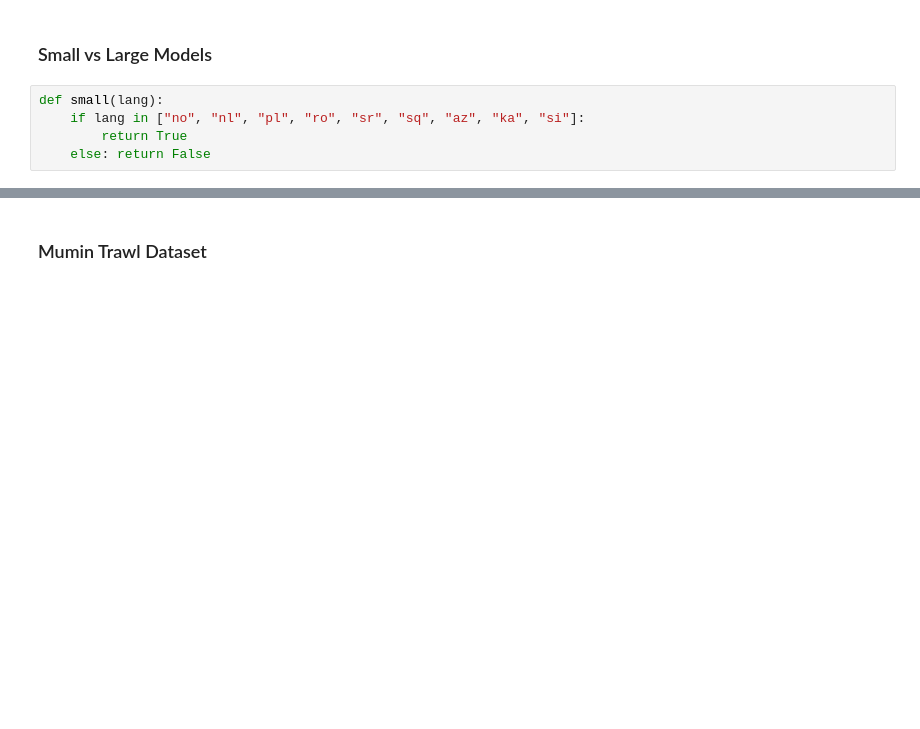
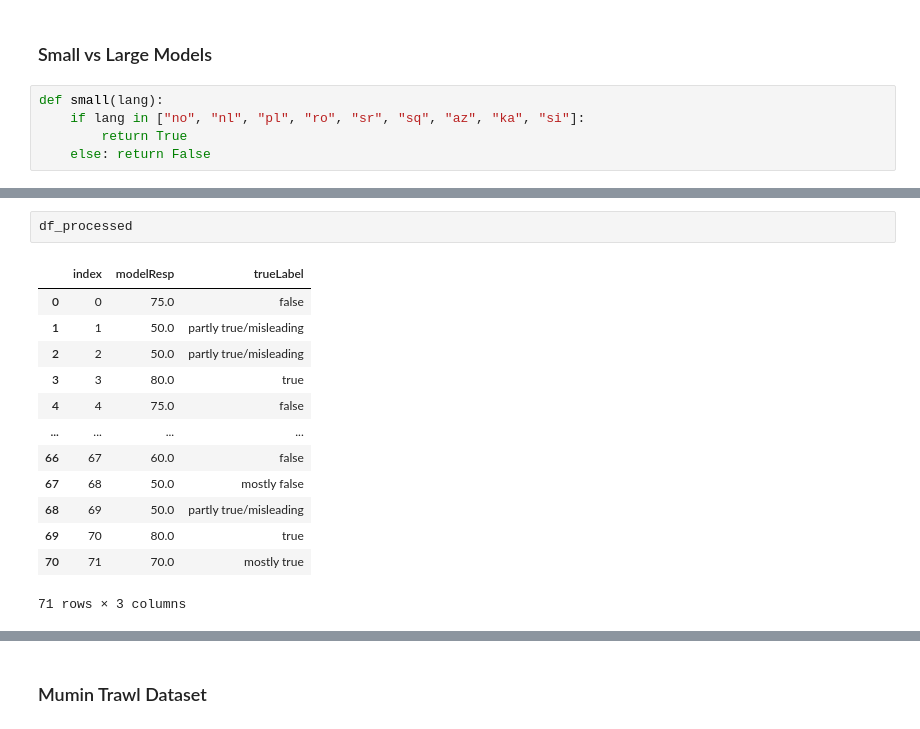
Before and after one commit to TheFloatingString/llm-misinfo-eval, a Jupyter notebook: notebooks/gemini_eval.ipynb, the cells around one changed output, grey strips where cells are left out. Drawn from its saved outputs; the diff is of its cells as text; blank space fills up the shorter version.

```diff
--- a/notebooks/gemini_eval.ipynb
+++ b/notebooks/gemini_eval.ipynb
@@ -304,0 +351,16 @@ weighted avg       0.86      0.65      0.70        37
+# %%
+df_processed
+# %% [output]
+|  | index | modelResp | trueLabel |
+| 0 | 0 | 75.0 | false |
+| 1 | 1 | 50.0 | partly true/misleading |
+| 2 | 2 | 50.0 | partly true/misleading |
+| 3 | 3 | 80.0 | true |
+| 4 | 4 | 75.0 | false |
+| ... | ... | ... | ... |
+| 66 | 67 | 60.0 | false |
+| 67 | 68 | 50.0 | mostly false |
+| 68 | 69 | 50.0 | partly true/misleading |
+| 69 | 70 | 80.0 | true |
+| 70 | 71 | 70.0 | mostly true |
+71 rows × 3 columns
```
Also changed, not shown: parts of 17 cells of this notebook, 3 other files.
